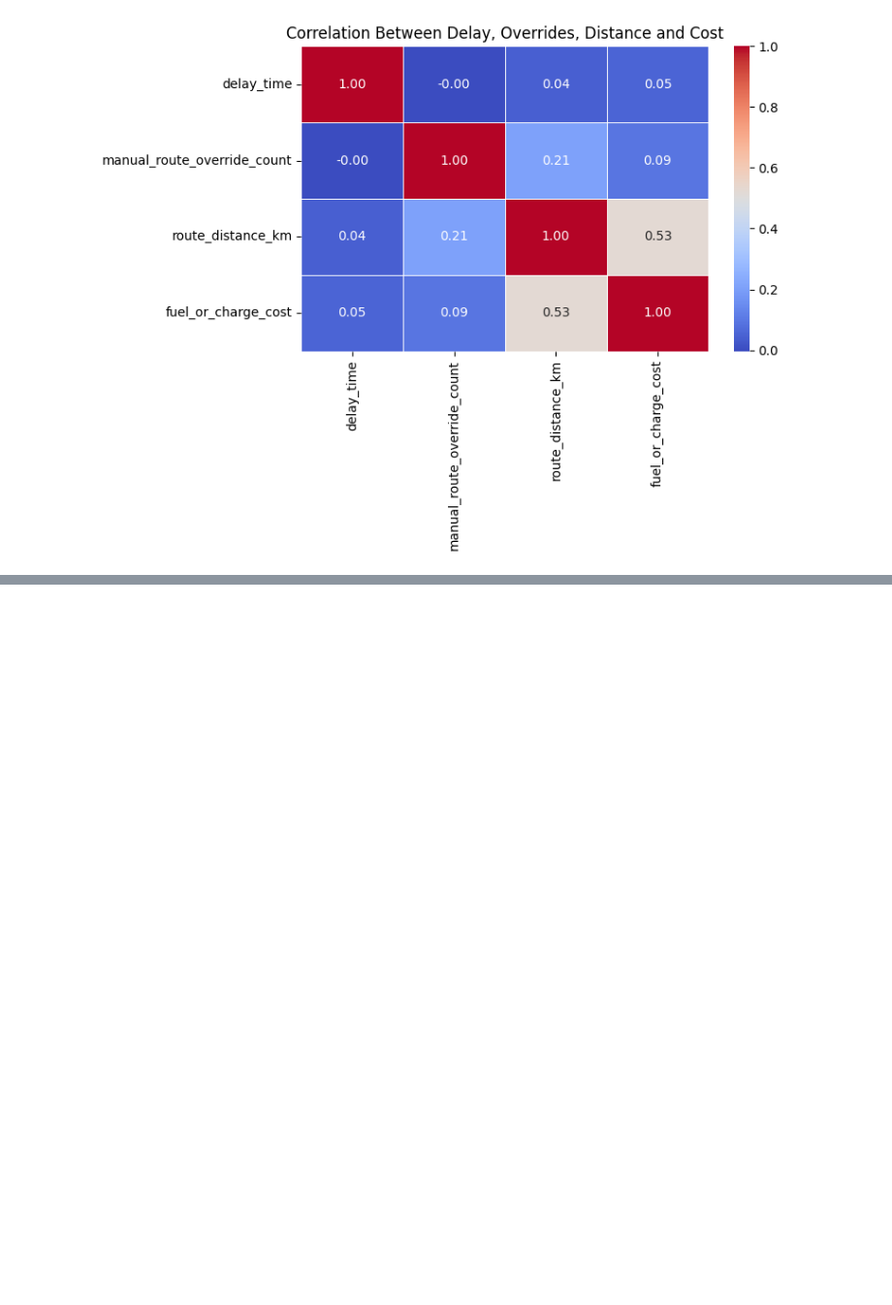
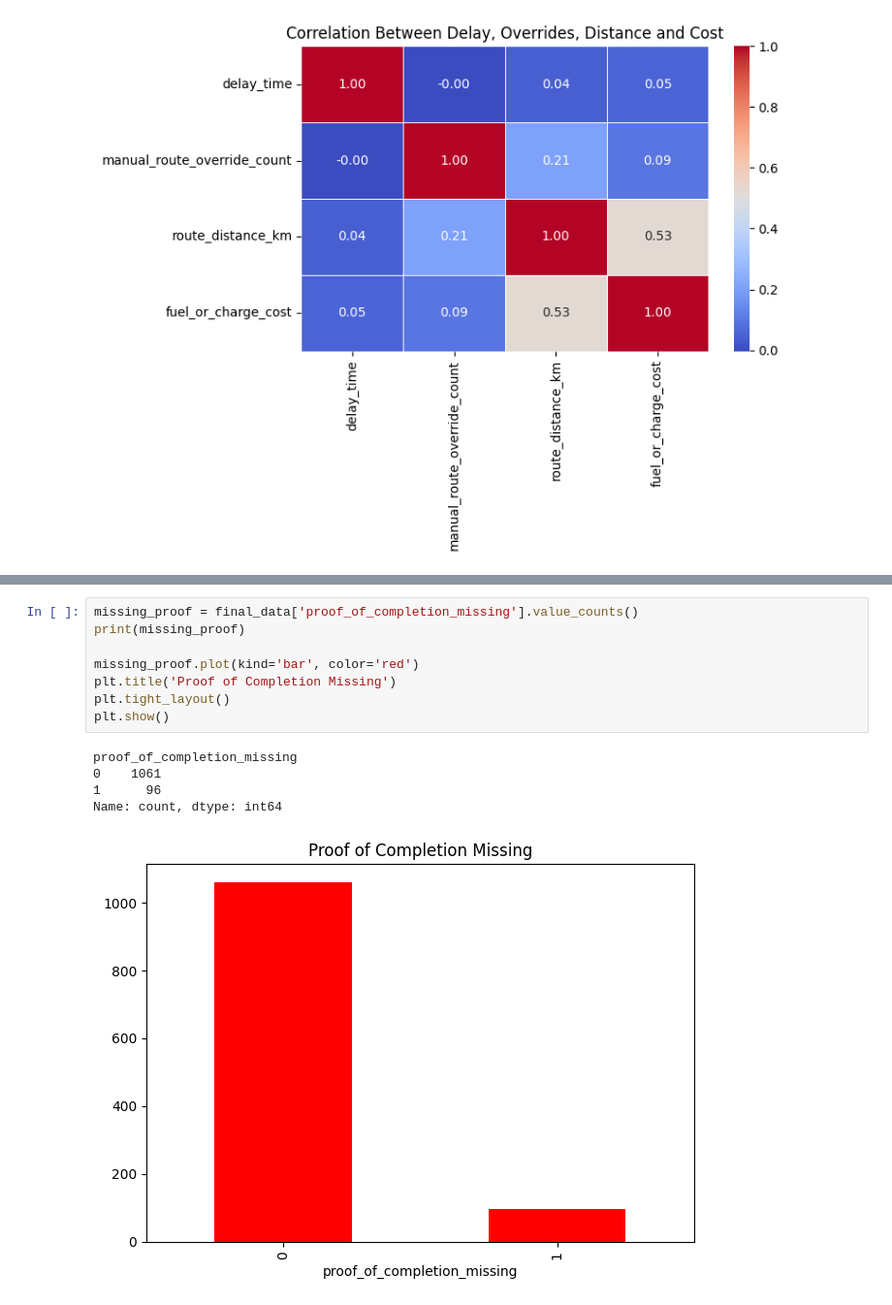
Before and after one commit to Ammar-muz/NorthStar-Analytics, a Jupyter notebook: northstar_analysis.ipynb, the cells around one changed output, grey strips where cells are left out. Shown at 97% size. Cells and saved outputs as stored; diff of their text form; blank space fills up the shorter version.

```diff
--- a/northstar_analysis.ipynb
+++ b/northstar_analysis.ipynb
@@ -345,0 +377,14 @@ plt.show()
+# %%
+missing_proof = final_data['proof_of_completion_missing'].value_counts()
+print(missing_proof)
+
+missing_proof.plot(kind='bar', color='red')
+plt.title('Proof of Completion Missing')
+plt.tight_layout()
+plt.show()
+# %% [output]
+proof_of_completion_missing
+0    1061
+1      96
+Name: count, dtype: int64
+[figure, added]
```
Also changed, not shown: parts of 3 cells of this notebook.
